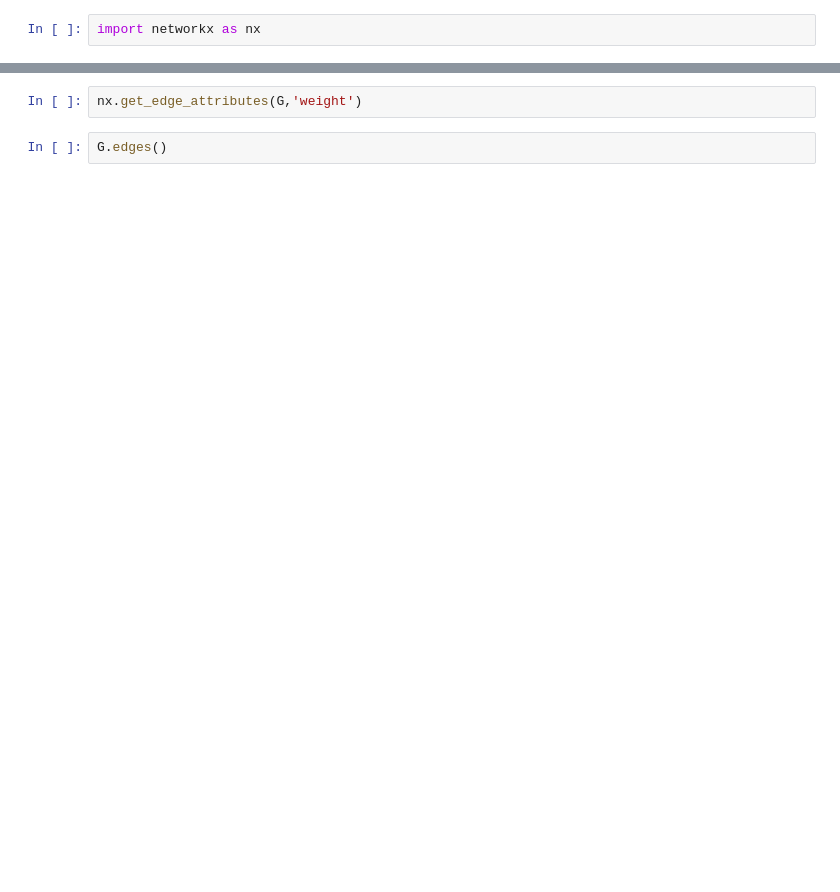
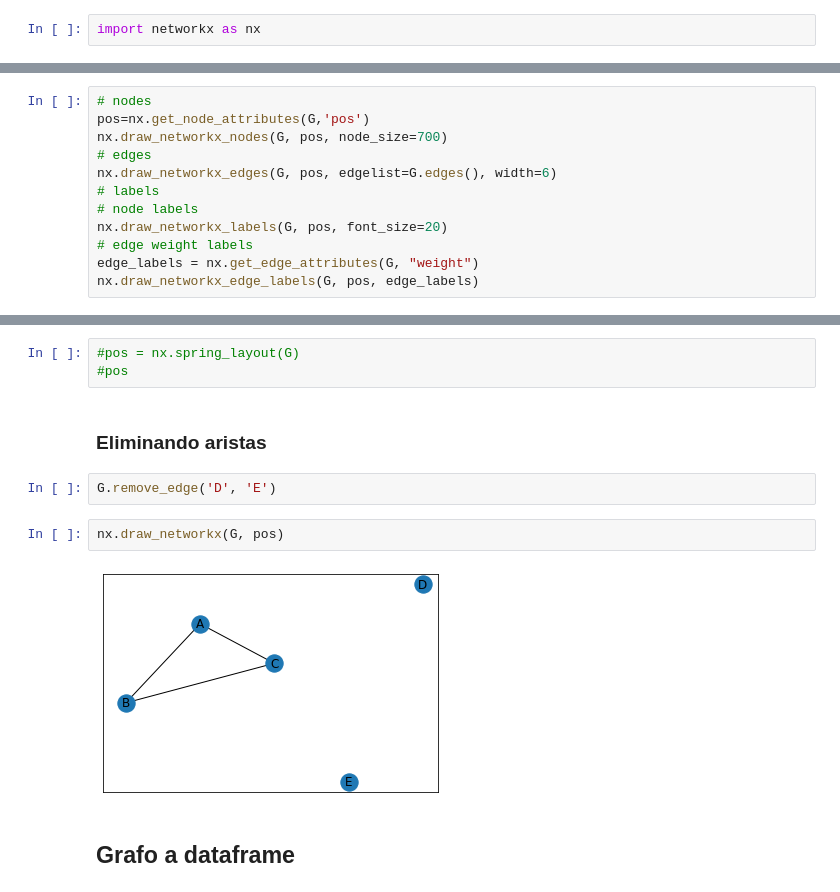
Before and after one commit to Fernando-JAL/Neurociencias-2025-1, a Jupyter notebook: S_03_Clases/09 BCT/C01_Crear_grafo.ipynb, the cells around one changed output, grey strips where cells are left out. Saved outputs shown, nothing was run; the diff lists cells and outputs as text; blank space fills up the shorter version.

```diff
--- a/S_03_Clases/09 BCT/C01_Crear_grafo.ipynb
+++ b/S_03_Clases/09 BCT/C01_Crear_grafo.ipynb
@@ -40,0 +72,12 @@ G.add_edges_from([('A', 'B', {'weight':2.5}),
+# %%
+# nodes
+pos=nx.get_node_attributes(G,'pos')
+nx.draw_networkx_nodes(G, pos, node_size=700)
+# edges
+nx.draw_networkx_edges(G, pos, edgelist=G.edges(), width=6)
+# labels
+# node labels
+nx.draw_networkx_labels(G, pos, font_size=20)
+# edge weight labels
+edge_labels = nx.get_edge_attributes(G, "weight")
+nx.draw_networkx_edge_labels(G, pos, edge_labels)
@@ -41,6 +90,15 @@ G.add_edges_from([('A', 'B', {'weight':2.5}),
+# %%
+#pos = nx.spring_layout(G)
+#pos
+# %% [markdown]
+### Eliminando aristas
+# %%
+G.remove_edge('D', 'E')
 # %%
-nx.get_edge_attributes(G,'weight')
+nx.draw_networkx(G, pos)
+# %% [output]
+[figure, added]
-# %%
-G.edges()
+# %% [markdown]
+## Grafo a dataframe
 # %%
 G.adj
```
Also changed, not shown: parts of 34 cells of this notebook, 1 other file.
